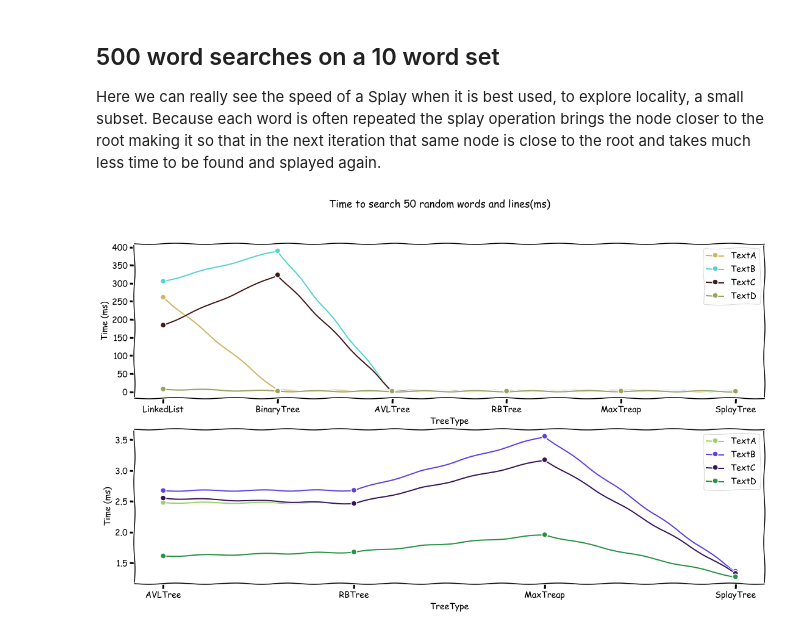
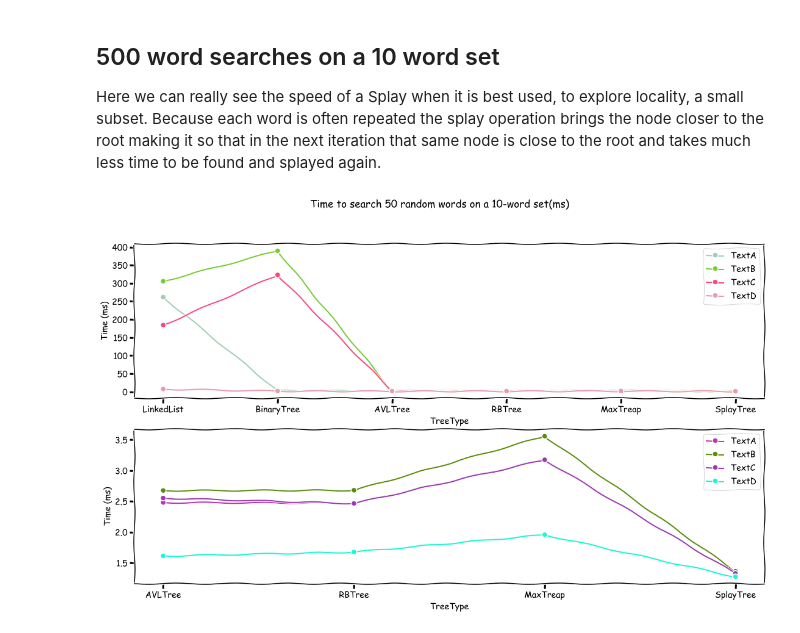
Before and after one commit to TLDart/DataStructures, a Jupyter notebook: DataAnalysis.ipynb, the cells around one changed output. Saved outputs shown, nothing was run; the diff lists cells and outputs as text; code cells hidden in the pictures.

```diff
--- a/DataAnalysis.ipynb
+++ b/DataAnalysis.ipynb
@@ -196,20 +195,20 @@ Because each word is often repeated the splay operation brings the node closer t
 # %%
 fig, axs = plt.subplots(2)
 fig = plt.gcf()
 fig.set_size_inches(18.5, 10.25)
-fig.suptitle("Time to search 50 random words and lines(ms)")
+fig.suptitle("Time to search 50 random words on a 10-word set(ms)")
 
 #plt.style.use("fivethirtyeight")
 plt.xkcd()
 
 for i in range(4):
     axs[0].plot(labels[0:], data[i*6 + 1: i* 6 + 7,8], "o-", c=np.random.rand(3,))
 
 for i in range(4):
     axs[1].plot(labels[2:], data[i*6 + 3: i* 6 + 7,8], "o-", c=np.random.rand(3,))
 
 for ax in axs.flat:
     ax.set(xlabel="TreeType", ylabel="Time (ms)")
     ax.legend(["TextA","TextB","TextC","TextD"])
 # %% [output]
-[figure, old version]
+[figure, new version]
```
Also changed, not shown: parts of 4 cells of this notebook, 4 other files.
